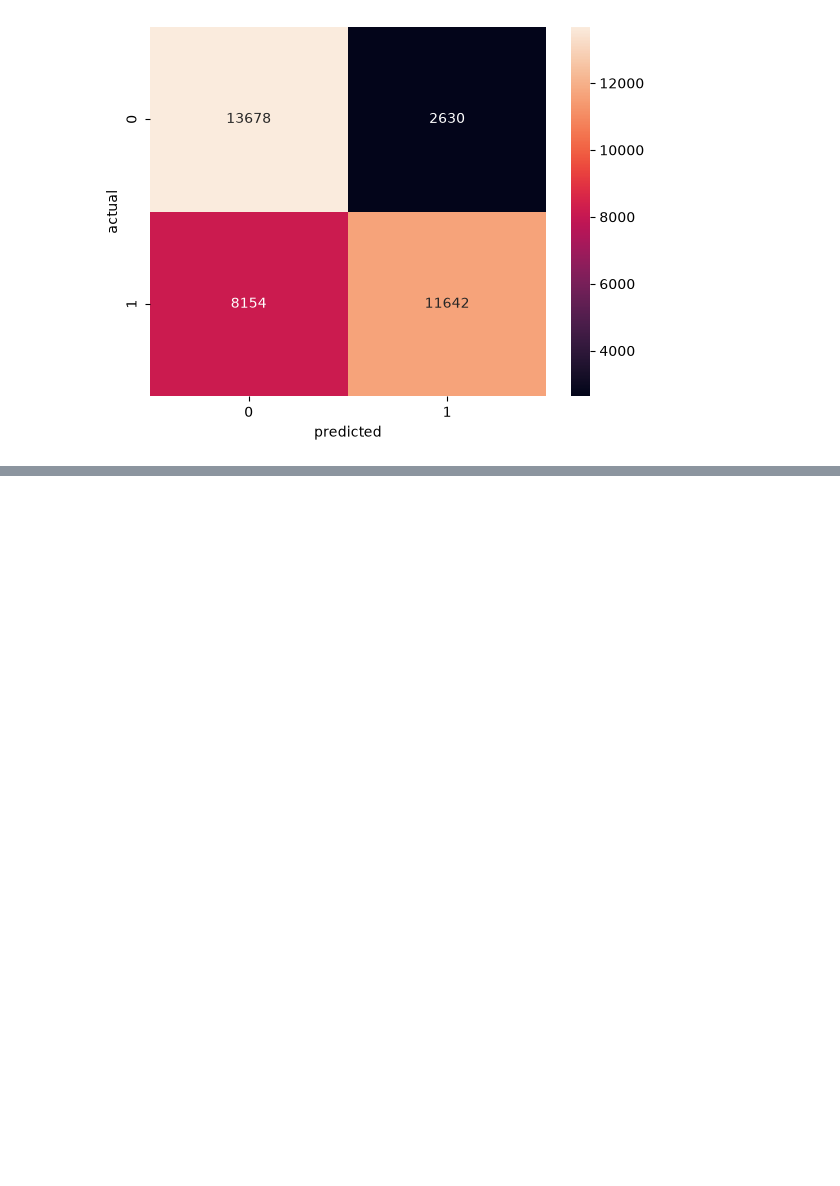
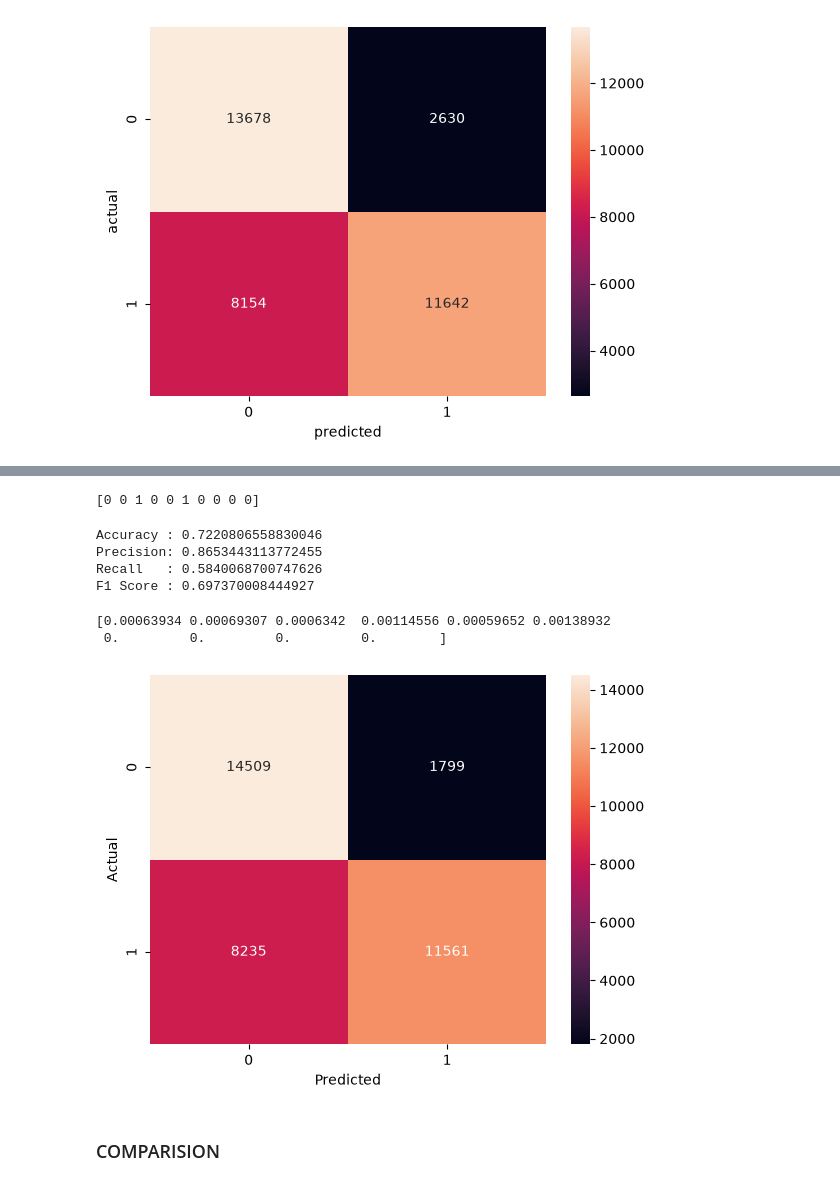
Before and after one commit to itsvartika23/Task_3_Ensemble_Learning-, a Jupyter notebook: model_train.ipynb, the cells around one changed output, grey strips where cells are left out. Drawn from its saved outputs; the diff is of its cells as text; code cells hidden in the pictures; blank space fills up the shorter version.

```diff
--- a/model_train.ipynb
+++ b/model_train.ipynb
@@ -646,7 +654,7 @@ print(x_test.shape)
 # %%
 from sklearn.ensemble import RandomForestClassifier
 
-rf = RandomForestClassifier(n_estimators=50,random_state=42,)
+rf = RandomForestClassifier(n_estimators=50,random_state=42)
 rf.fit(x_train, y_train)
 # %% [output]
 RandomForestClassifier(n_estimators=50, random_state=42)
@@ -729,0 +757,5 @@ plt.show()
+# %%
+from xgboost import XGBClassifier
+
+xgb = XGBClassifier(n_estimators=100,random_state=42)
+xgb.fit(x_train, y_train)
@@ -729,0 +774,36 @@ plt.show()
+# %%
+y_pred_xgb = xgb.predict(x_test)
+
+print(y_pred_xgb[:10])
+# %% [output]
+[0 0 1 0 0 1 0 0 0 0]
+# %%
+acx = accuracy_score(y_test, y_pred_xgb)
+px = precision_score(y_test, y_pred_xgb)
+rx = recall_score(y_test, y_pred_xgb)
+fx = f1_score(y_test, y_pred_xgb)
+
+print("Accuracy :", acx)
+print("Precision:", px)
+print("Recall   :", rx)
+print("F1 Score :", fx)
+# %% [output]
+Accuracy : 0.7220806558830046
+Precision: 0.8653443113772455
+Recall   : 0.5840068700747626
+F1 Score : 0.697370008444927
+# %%
+imp = xgb.feature_importances_
+print(imp[:10])
+# %% [output]
+[0.00063934 0.00069307 0.0006342  0.00114556 0.00059652 0.00138932
+ 0.         0.         0.         0.        ]
+# %%
+sns.heatmap(confusion_matrix(y_test, y_pred_xgb), annot=True, fmt="d")
+plt.xlabel("Predicted")
+plt.ylabel("Actual")
+plt.show()
+# %% [output]
+[figure, added]
+# %% [markdown]
+### COMPARISION
```
Also changed, not shown: parts of 30 cells of this notebook, 2 other files.
